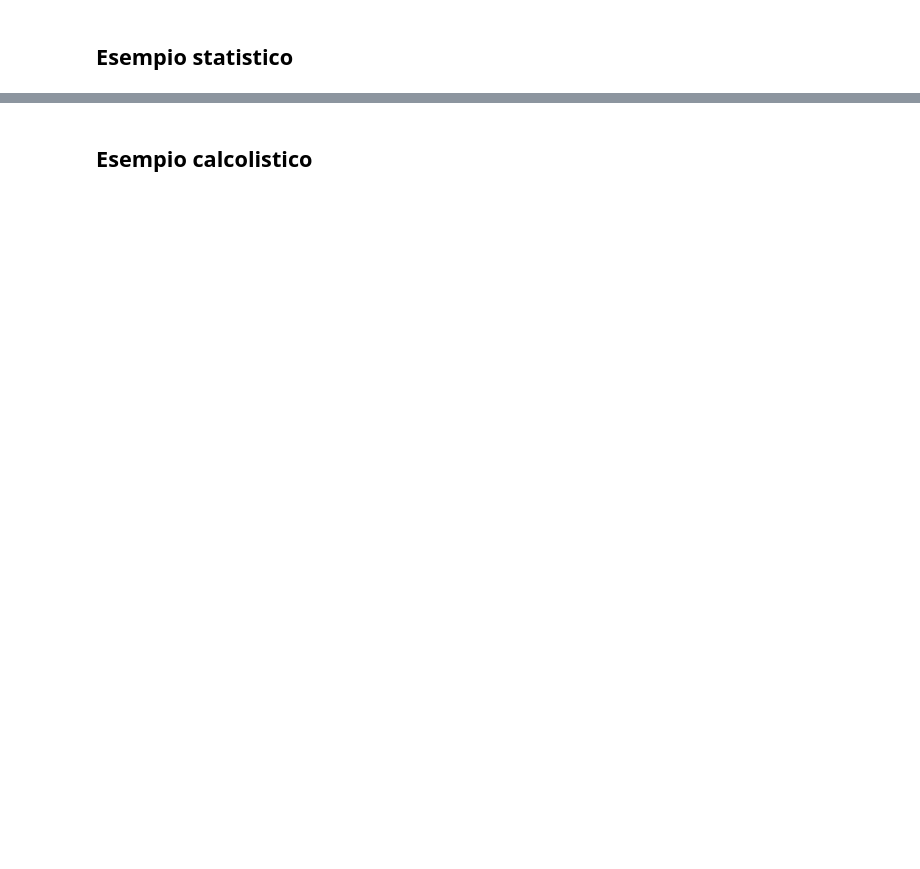
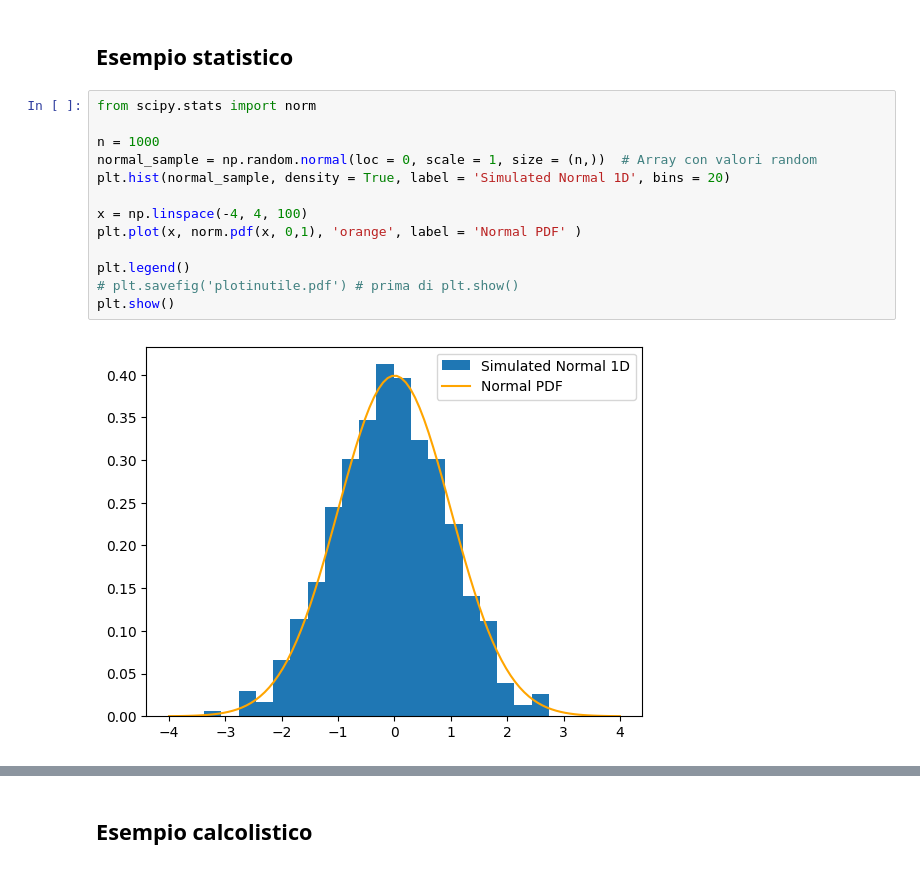
Before and after one commit to AIM-mate/corso-python-23, a Jupyter notebook: lezione-4/lezione-4.ipynb, the cells around one changed output, grey strips where cells are left out. Drawn from its saved outputs; the diff is of its cells as text; blank space fills up the shorter version.

```diff
--- a/lezione-4/lezione-4.ipynb
+++ b/lezione-4/lezione-4.ipynb
@@ -615,2 +591,17 @@ s = np.array(Stocks)
 # %% [markdown]
 ## Esempio statistico
+# %%
+from scipy.stats import norm
+
+n = 1000
+normal_sample = np.random.normal(loc = 0, scale = 1, size = (n,))  # Array con valori random
+plt.hist(normal_sample, density = True, label = 'Simulated Normal 1D', bins = 20)
+
+x = np.linspace(-4, 4, 100)
+plt.plot(x, norm.pdf(x, 0,1), 'orange', label = 'Normal PDF' )
+
+plt.legend()
+# plt.savefig('plotinutile.pdf') # prima di plt.show()
+plt.show()
+# %% [output]
+[figure, added]
```
Also changed, not shown: parts of 45 cells of this notebook.
